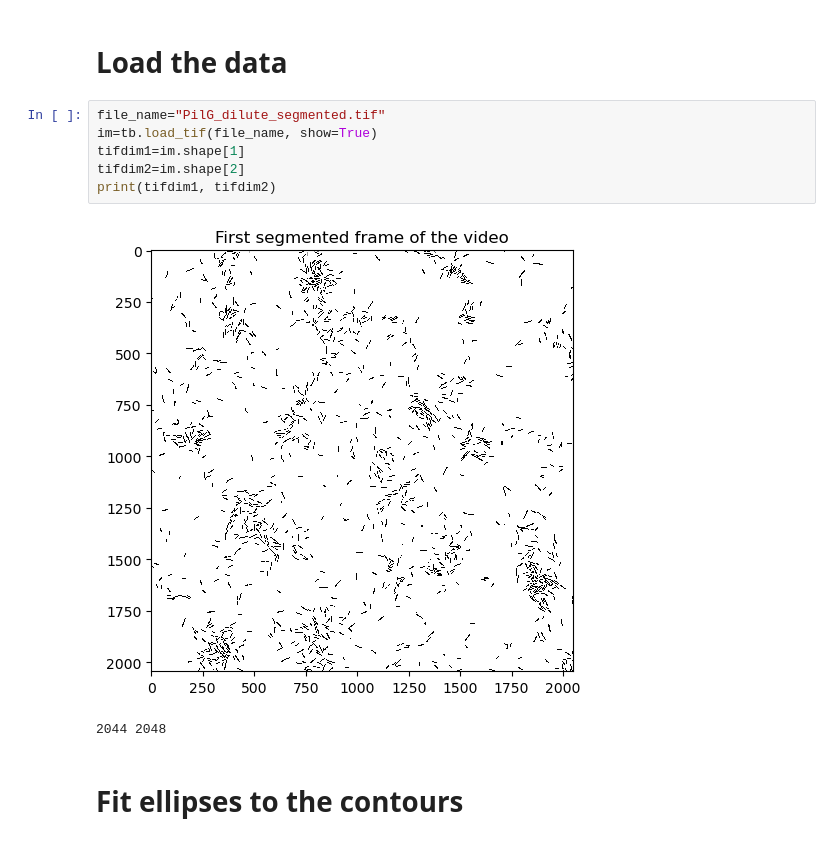
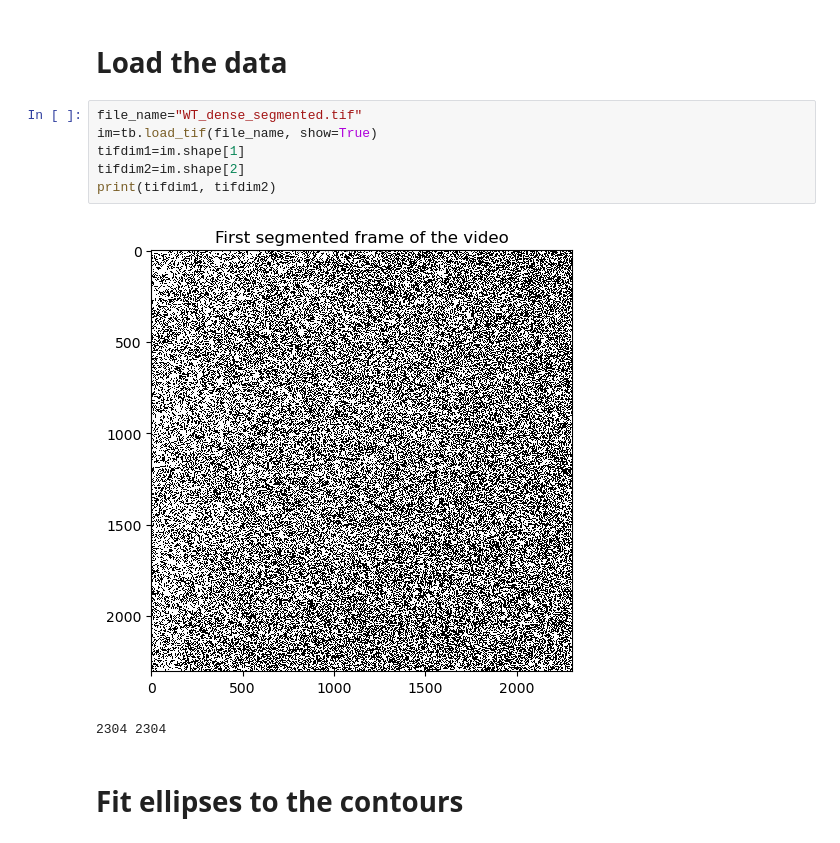
Before and after one commit to mrizaarseven98/bacteria_tracker, a Jupyter notebook: main.ipynb, the cells around one changed output. Cells and saved outputs as stored; diff of their text form.

```diff
--- a/main.ipynb
+++ b/main.ipynb
@@ -7,14 +7,14 @@ import plotbact as pb
 # %% [markdown]
 # Load the data
 # %%
-file_name="PilG_dilute_segmented.tif"
+file_name="WT_dense_segmented.tif"
 im=tb.load_tif(file_name, show=True)
 tifdim1=im.shape[1]
 tifdim2=im.shape[2]
 print(tifdim1, tifdim2)
 # %% [output]
-[figure, old version]
+[figure, new version]
-2044 2048
+2304 2304
 # %% [markdown]
 # Fit ellipses to the contours
 # %%
```
Also changed, not shown: parts of 11 cells of this notebook.
